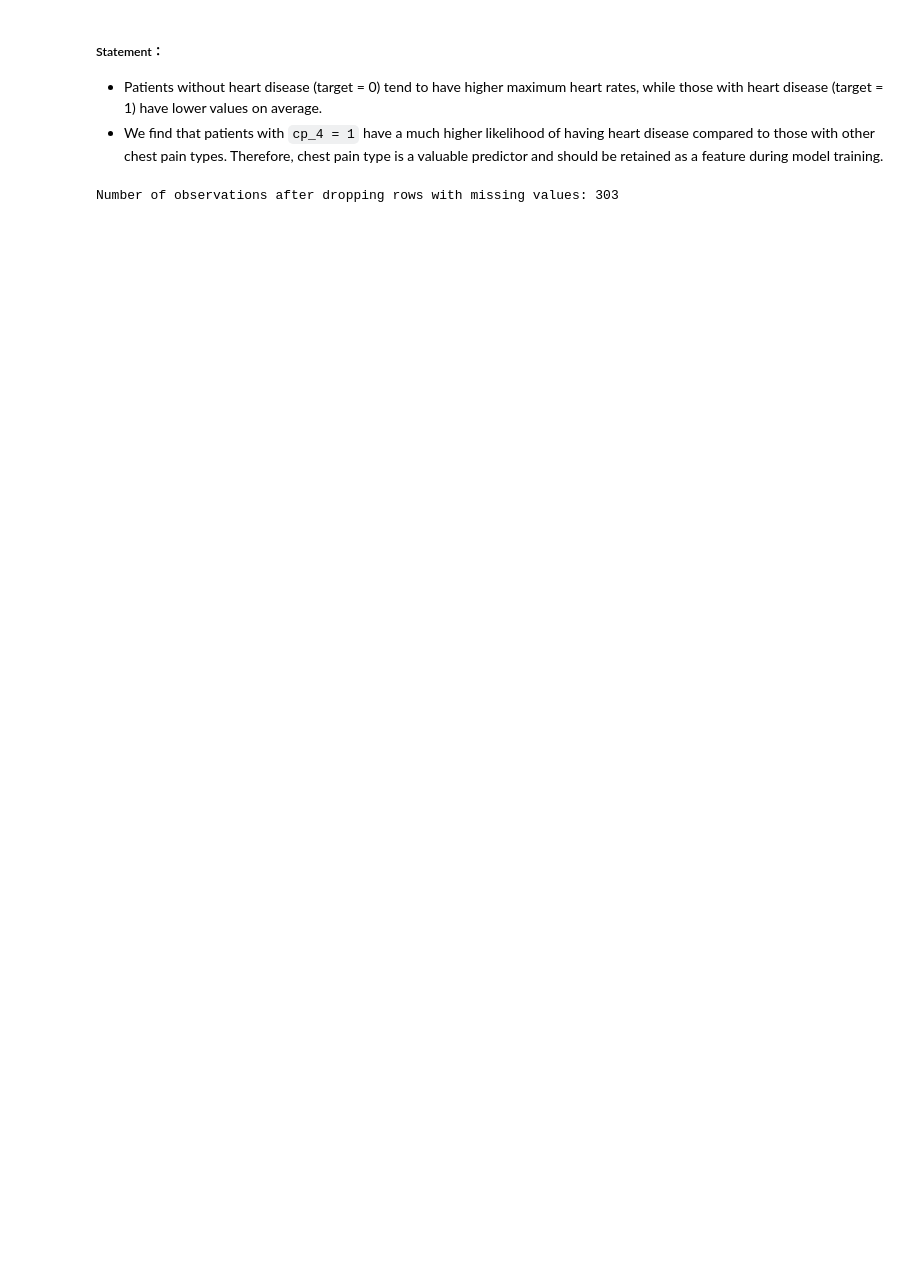
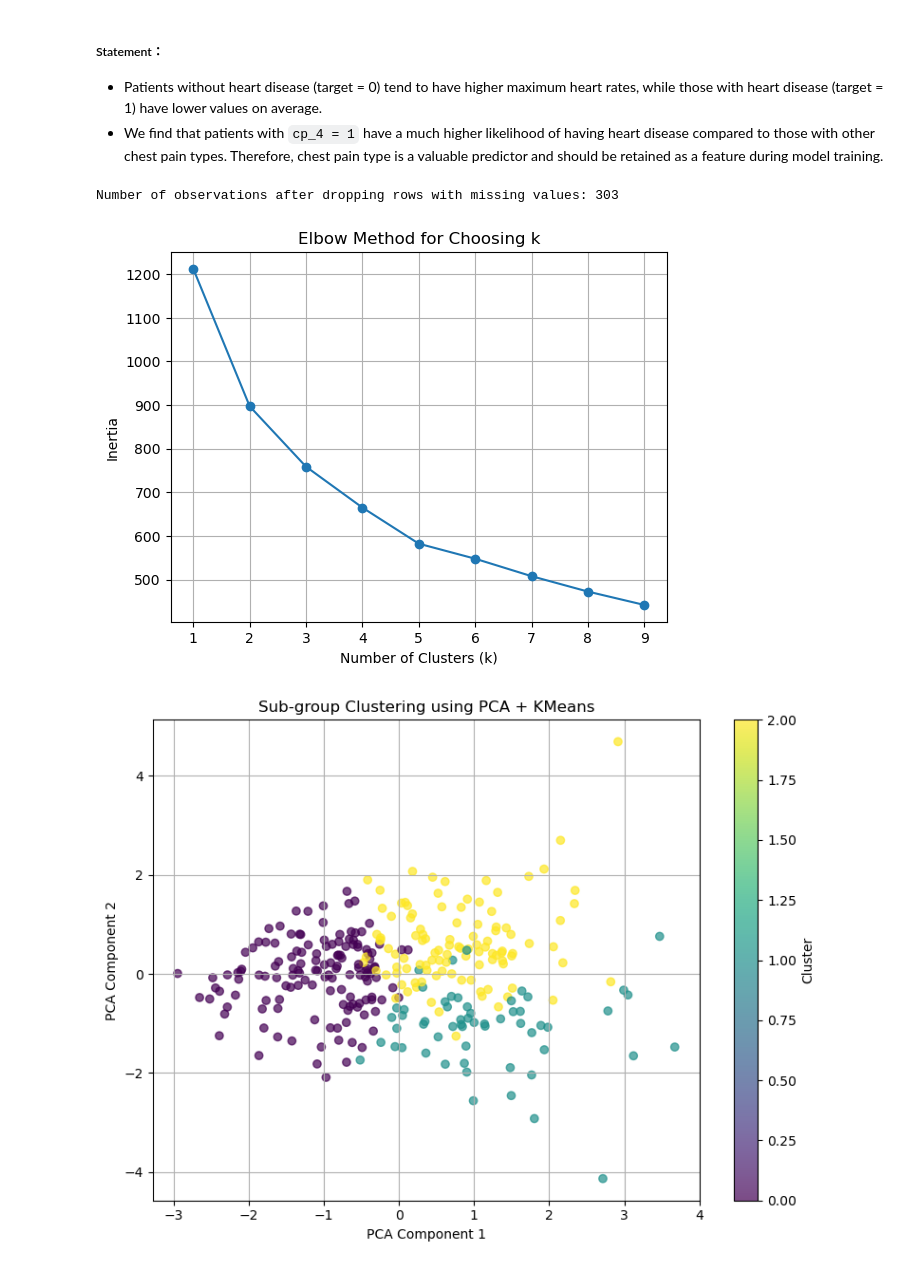
Before and after one commit to qus8/stats3da-assignment6, a Jupyter notebook: assignment6.ipynb, the cells around one changed output. Cells and saved outputs as stored; diff of their text form; code cells hidden in the pictures; blank space fills up the shorter version.

```diff
--- a/assignment6.ipynb
+++ b/assignment6.ipynb
@@ -157,3 +156,42 @@ df_dropped = df.dropna()
 print("Number of observations after dropping rows with missing values:", df_dropped.shape[0])
 # %% [output]
 Number of observations after dropping rows with missing values: 303
+# %%
+#7
+categorical_cols = ['sex', 'cp', 'fbs', 'restecg', 'exang', 'slope', 'ca', 'thal']
+categorical_dummies = [col for col in df.columns if any(cat in col for cat in categorical_cols)]
+
+numerical_only = df.drop(columns=categorical_dummies + ['target'])
+
+inertias = []
+K = range(1, 10)
+for k in K:
+    km = KMeans(n_clusters=k, random_state=42)
+    km.fit(numerical_only)
+    inertias.append(km.inertia_)
+
+plt.plot(K, inertias, marker='o')
+plt.xlabel('Number of Clusters (k)')
+plt.ylabel('Inertia')
+plt.title('Elbow Method for Choosing k')
+plt.grid(True)
+plt.show()
+
+pca = PCA(n_components=2)
+X_pca = pca.fit_transform(numerical_only)
+
+kmeans = KMeans(n_clusters=3, random_state=0)
+clusters = kmeans.fit_predict(numerical_only)
+
+plt.figure(figsize=(8, 6))
+plt.scatter(X_pca[:, 0], X_pca[:, 1], c=clusters, cmap='viridis', alpha=0.7)
+plt.title("Sub-group Clustering using PCA + KMeans")
+plt.xlabel("PCA Component 1")
+plt.ylabel("PCA Component 2")
+plt.colorbar(label='Cluster')
+plt.grid(True)
+plt.tight_layout()
+plt.show()
+# %% [output]
+[figure, added]
+[figure, added]
```
Also changed, not shown: parts of 5 cells of this notebook.
